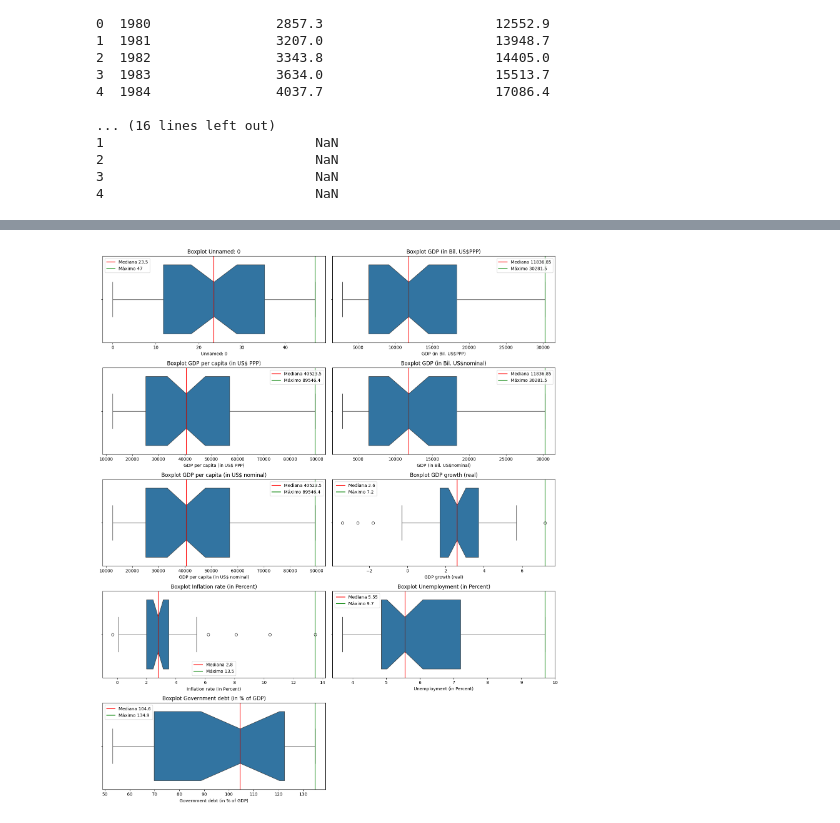
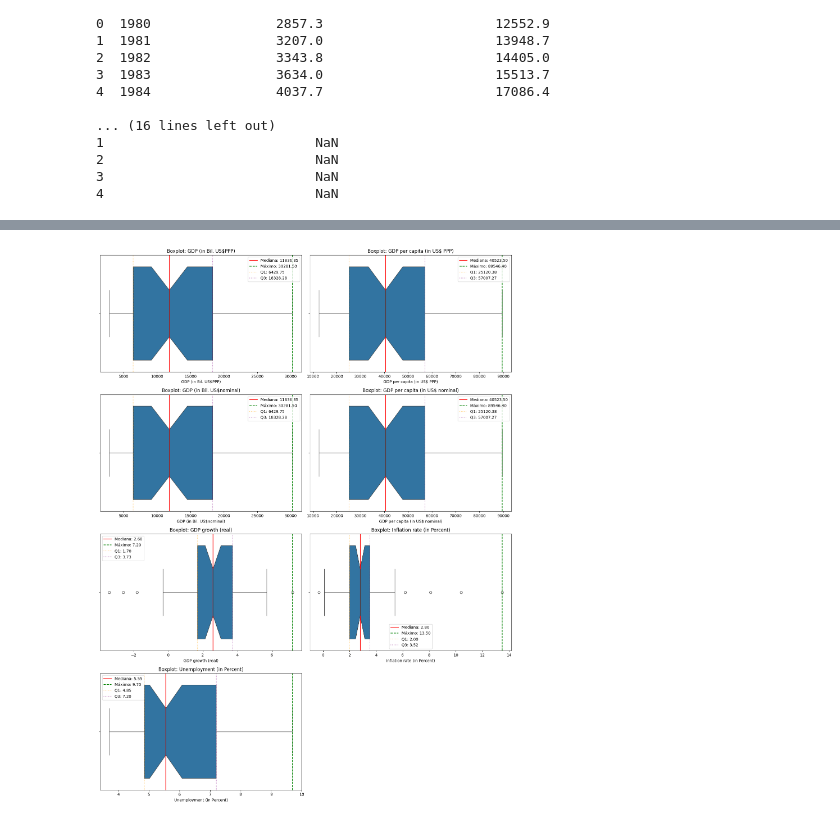
Before and after one commit to CaballeroUrrego/Ciencia-de-datos, a Jupyter notebook: Economy of the United States.ipynb, the cells around one changed output, grey strips where cells are left out. Drawn from its saved outputs; the diff is of its cells as text; code cells hidden in the pictures.

```diff
--- a/Economy of the United States.ipynb
+++ b/Economy of the United States.ipynb
@@ -46,34 +48,78 @@ Primeras 5 filas:
 4                           NaN
 # %%
 
-#  Función Multi_boxplot corregida
-def Multi_boxplot(dataframe: pd.DataFrame) -> None:
+# VERIFICAR COLUMNAS REALES
+print("=== COLUMNAS REALES ===")
+print(df.columns.tolist())
+
+# ELIMINAR COLUMNAS NO DESEADAS (si existen)
+columns_to_drop = ['Unnamed: 0', 'Unnamed: 0.1', 'index']  # comunes
+df = df.drop(columns=[col for col in columns_to_drop if col in df.columns])
+
+# LIMPIAR DATOS CORRECTAMENTE
+print("\n=== LIMPIANDO DATOS ===")
+
+# 1. Rellenar NaN
+df = df.fillna(0)
+
+# 2. Convertir porcentajes CORRECTAMENTE
+percentage_cols = ['GDP growth (real)', 'Inflation rate (in Percent)',
+                   'Unemployment (in Percent)', 'Government debt (in % of GDP)']
+
+for col in percentage_cols:
+    if col in df.columns:
+        # Eliminar % y convertir a float
+        df[col] = df[col].astype(str).str.replace('%', '').astype(float)
+        print(f"✅ {col} convertido a numérico")
+
+# 3. Verificar valores extremos
+print("\n=== VERIFICANDO VALORES EXTREMOS ===")
+for col in percentage_cols:
+    if col in df.columns:
+        max_val = df[col].max()
+        if max_val > 100:  # Porcentajes no deberían ser > 100%
+            print(f"⚠️  {col} tiene valor máximo de {max_val}% - REVISAR DATOS")
+
+# FUNCIÓN MEJORADA
+def Multi_boxplot_mejorado(dataframe: pd.DataFrame) -> None:
     """
-    Función que genera múltiples boxplots a partir de un dataframe dado.
+    Función mejorada para boxplots
     """
-    # Excluir la columna Year para los boxplots
-    plot_columns = [col for col in dataframe.columns if col != 'Year']
+    # Excluir columnas no numéricas y Year
+    numeric_cols = dataframe.select_dtypes(include=[np.number]).columns.tolist()
+    if 'Year' in numeric_cols:
+        numeric_cols.remove('Year')
 
-    plt.figure(figsize=[15, 18])
-    n = 1
-    for f in plot_columns:
-        mediana_agrupada = dataframe[f].median()
-        maximo = dataframe[f].max()
-        plt.subplot(5, 2, n)
-        sns.boxplot(x=dataframe[f], data=dataframe, notch=True)
-        plt.axvline(x=mediana_agrupada, color='r', linestyle='-', label=f'Mediana {round(mediana_agrupada, 4)}')
-        plt.axvline(x=maximo, color='g', linestyle='-', label=f'Máximo {round(maximo, 4)}')
+    # Crear subplots
+    n_cols = 2
+    n_rows = (len(numeric_cols) + 1) // n_cols
+    plt.figure(figsize=[15, 5*n_rows])
+
+    for i, col in enumerate(numeric_cols, 1):
+        plt.subplot(n_rows, n_cols, i)
+
+        mediana = dataframe[col].median()
+        maximo = dataframe[col].max()
+        Q1 = dataframe[col].quantile(0.25)
+        Q3 = dataframe[col].quantile(0.75)
+
+        sns.boxplot(x=dataframe[col], notch=True)
+        plt.axvline(x=mediana, color='r', linestyle='-', label=f'Mediana: {mediana:.2f}')
+        plt.axvline(x=maximo, color='g', linestyle='--', label=f'Máximo: {maximo:.2f}')
+        plt.axvline(x=Q1, color='orange', linestyle=':', alpha=0.5, label=f'Q1: {Q1:.2f}')
+        plt.axvline(x=Q3, color='purple', linestyle=':', alpha=0.5, label=f'Q3: {Q3:.2f}')
+
         plt.legend()
-        plt.title(f'Boxplot {f}')
-        n = n + 1
+        plt.title(f'Boxplot: {col}')
+
     plt.tight_layout()
     plt.show()
 
-#  Ejecutar la función
-print("\n=== GENERANDO BOXPLOTS ===")
-Multi_boxplot(df)
+# EJECUTAR FUNCIÓN MEJORADA
+print("\n=== GENERANDO BOXPLOTS MEJORADOS ===")
+Multi_boxplot_mejorado(df)
 
-#  Información adicional
-print("\n=== ESTADÍSTICAS DESCRIPTIVAS ===")
+# ESTADÍSTICAS FINALES
+print("\n=== ESTADÍSTICAS FINALES ===")
 print(df.describe())
 # %% [output]
@@ -81 +137 @@ print(df.describe())
-[figure, old version]
+[figure, new version]
```
Also changed, not shown: parts of 5 cells of this notebook, 3 other files.
